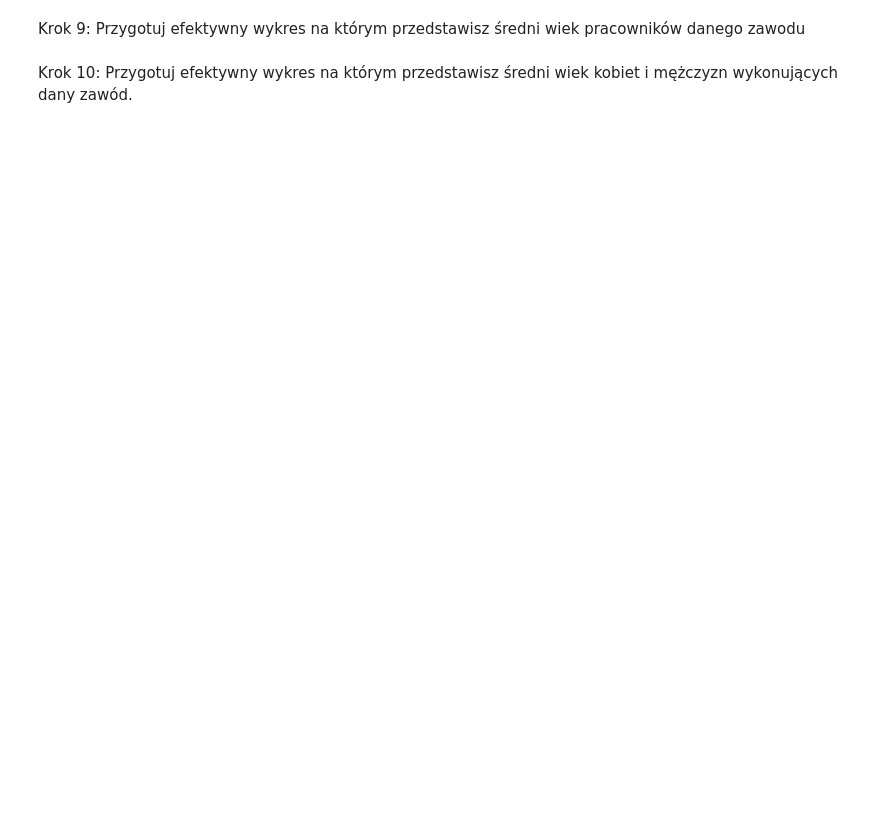
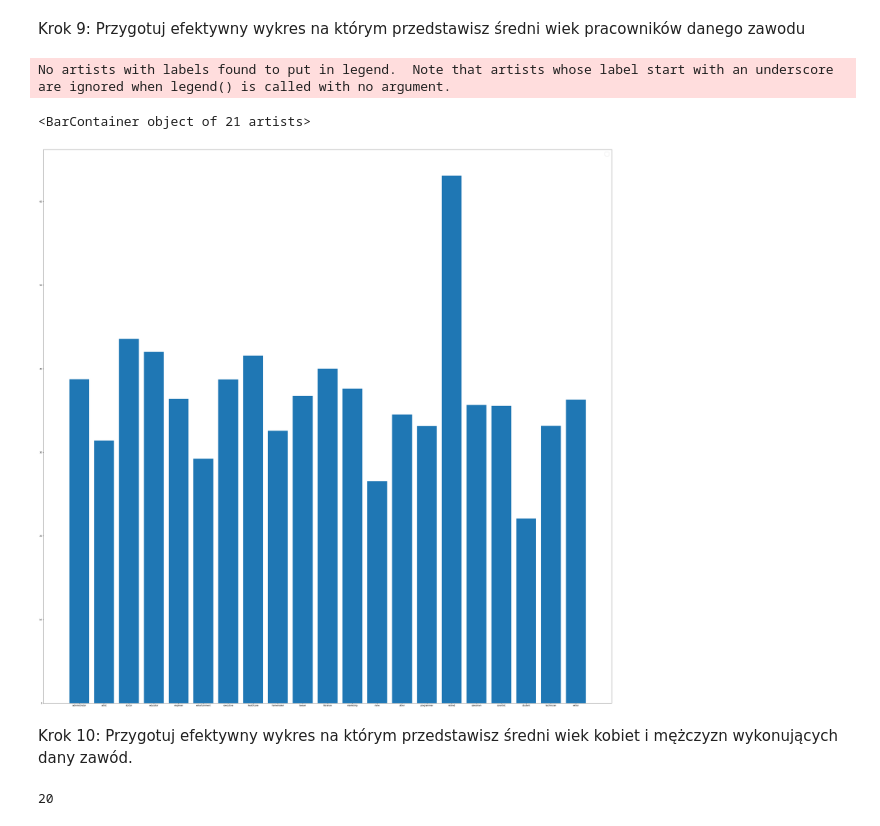
Before and after one commit to she3r/python-lab, a Jupyter notebook: lab12.ipynb, the cells around one changed output. Cells and saved outputs as stored; diff of their text form; code cells hidden in the pictures; blank space fills up the shorter version.

```diff
--- a/lab12.ipynb
+++ b/lab12.ipynb
@@ -270,4 +330,22 @@ Wykorzystaj https://matplotlib.org/gallery/api/barchart.html#sphx-glr-gallery-ap
 # %% [markdown]
 Krok 9: Przygotuj efektywny wykres na którym przedstawisz średni wiek pracowników danego zawodu
+# %%
+query9 = occupation.groupby('occupation').mean()
+agelist = list(query9['age'])
+joblist = list(query9.index)
+plt.figure(figsize=(50,50))
+plt.legend(loc='best', fontsize=25)
+plt.bar(joblist,agelist)
+# %% [output]
+No artists with labels found to put in legend.  Note that artists whose label start with an underscore are ignored when legend() is called with no argument.
+<BarContainer object of 21 artists>
+[figure, added]
 # %% [markdown]
 Krok 10: Przygotuj efektywny wykres na którym przedstawisz średni wiek kobiet i mężczyzn wykonujących dany zawód.
+# %%
+query10 = occupation[occupation['gender'] == 'F']
+female_age = query10.groupby('occupation').mean()['age']
+query11 = occupation[occupation['gender'] == 'M']
+male_age = query11.groupby('occupation').mean()['age']
+# %% [output]
+20
```
Also changed, not shown: parts of 5 cells of this notebook.
